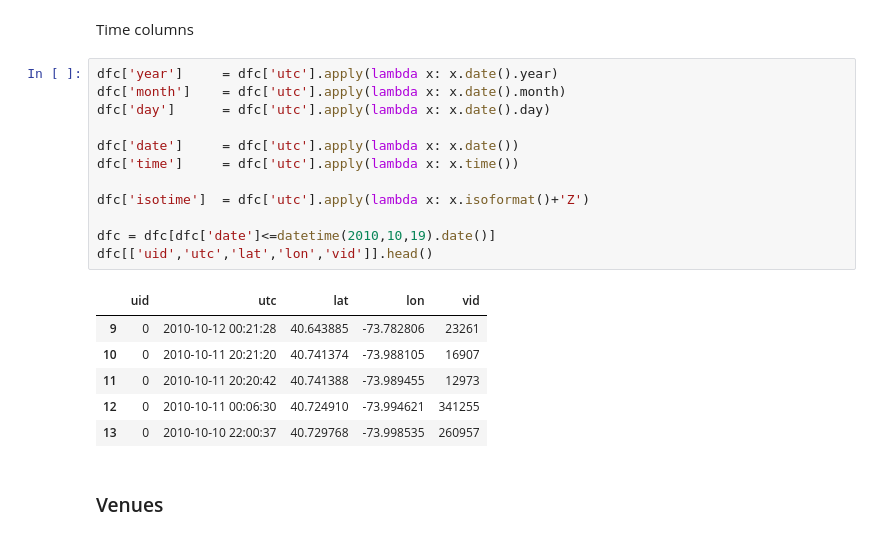
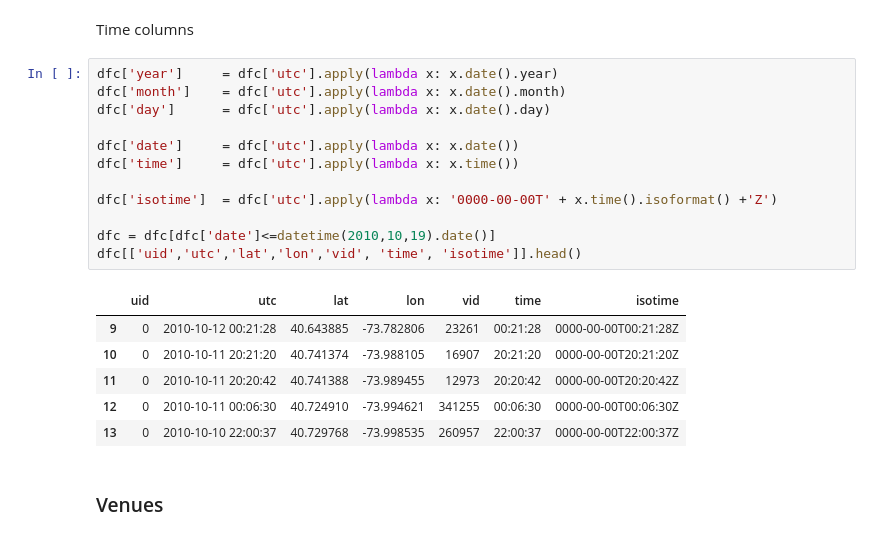
Before and after one commit to RytTnk/gowalla-spark-demo, a Jupyter notebook: notebooks/jupiter/lbsn.ipynb, the cells around one changed output. Cells and saved outputs as stored; diff of their text form.

```diff
--- a/notebooks/jupiter/lbsn.ipynb
+++ b/notebooks/jupiter/lbsn.ipynb
@@ -70,22 +70,22 @@ Time columns
 # %%
 dfc['year']     = dfc['utc'].apply(lambda x: x.date().year)
 dfc['month']    = dfc['utc'].apply(lambda x: x.date().month)
 dfc['day']      = dfc['utc'].apply(lambda x: x.date().day)
 
 dfc['date']     = dfc['utc'].apply(lambda x: x.date())
 dfc['time']     = dfc['utc'].apply(lambda x: x.time())
 
-dfc['isotime']  = dfc['utc'].apply(lambda x: x.isoformat()+'Z')
+dfc['isotime']  = dfc['utc'].apply(lambda x: '0000-00-00T' + x.time().isoformat() +'Z')
 
 dfc = dfc[dfc['date']<=datetime(2010,10,19).date()]
-dfc[['uid','utc','lat','lon','vid']].head()
+dfc[['uid','utc','lat','lon','vid', 'time', 'isotime']].head()
 # %% [output]
-|  | uid | utc | lat | lon | vid |
-| 9 | 0 | 2010-10-12 00:21:28 | 40.643885 | -73.782806 | 23261 |
-| 10 | 0 | 2010-10-11 20:21:20 | 40.741374 | -73.988105 | 16907 |
-| 11 | 0 | 2010-10-11 20:20:42 | 40.741388 | -73.989455 | 12973 |
-| 12 | 0 | 2010-10-11 00:06:30 | 40.724910 | -73.994621 | 341255 |
-| 13 | 0 | 2010-10-10 22:00:37 | 40.729768 | -73.998535 | 260957 |
+|  | uid | utc | lat | lon | vid | time | isotime |
+| 9 | 0 | 2010-10-12 00:21:28 | 40.643885 | -73.782806 | 23261 | 00:21:28 | 0000-00-00T00:21:28Z |
+| 10 | 0 | 2010-10-11 20:21:20 | 40.741374 | -73.988105 | 16907 | 20:21:20 | 0000-00-00T20:21:20Z |
+| 11 | 0 | 2010-10-11 20:20:42 | 40.741388 | -73.989455 | 12973 | 20:20:42 | 0000-00-00T20:20:42Z |
+| 12 | 0 | 2010-10-11 00:06:30 | 40.724910 | -73.994621 | 341255 | 00:06:30 | 0000-00-00T00:06:30Z |
+| 13 | 0 | 2010-10-10 22:00:37 | 40.729768 | -73.998535 | 260957 | 22:00:37 | 0000-00-00T22:00:37Z |
 # %% [markdown]
 ### Venues
 # %%
```
Also changed, not shown: parts of 3 cells of this notebook, 5 other files.
